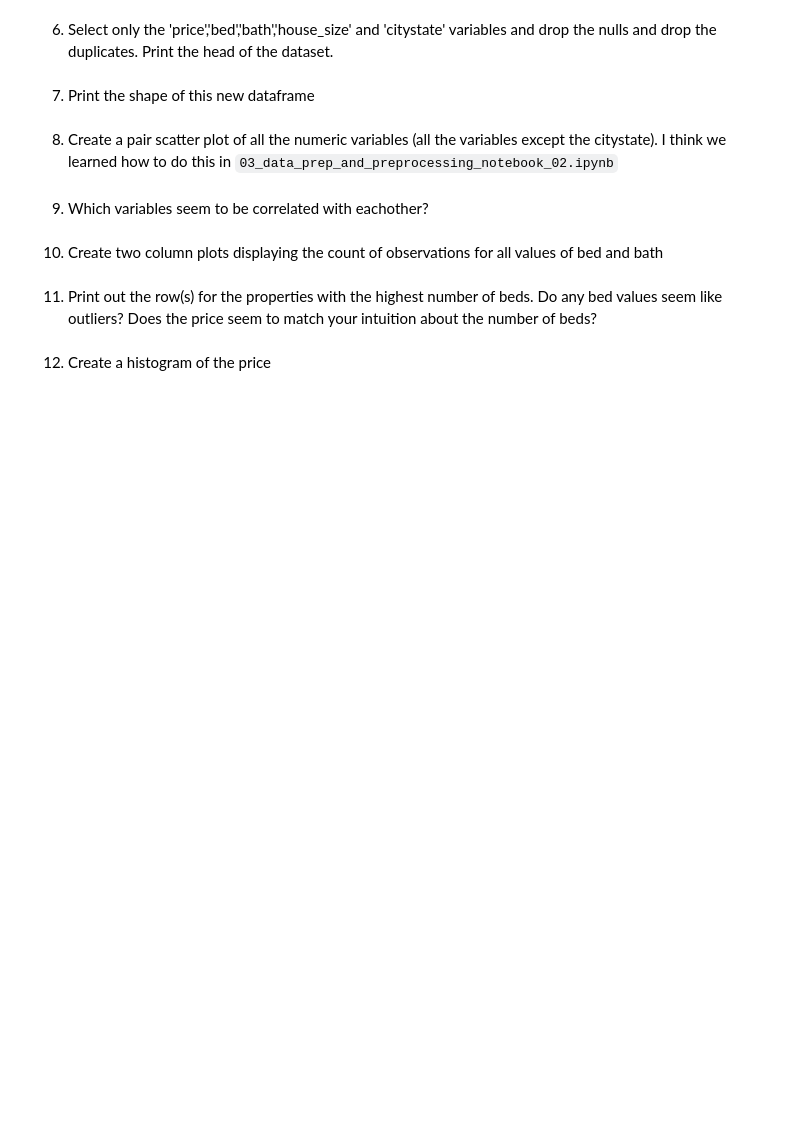
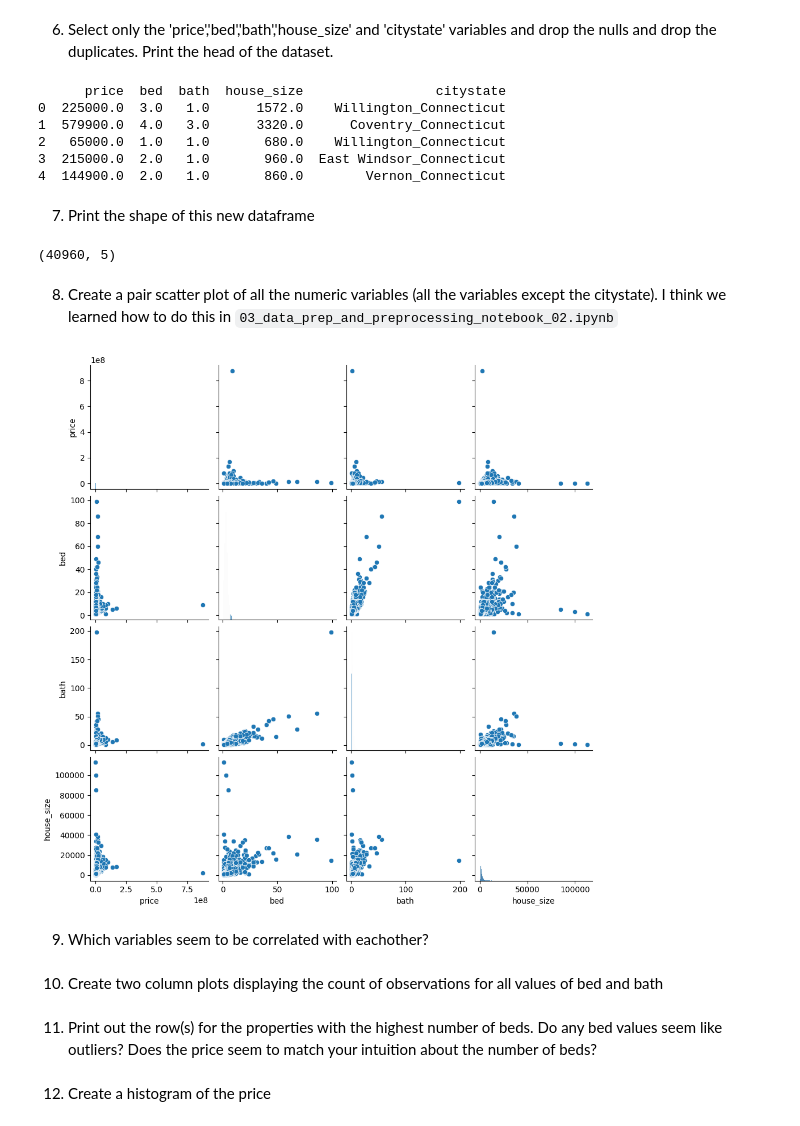
Before and after one commit to diallos-tech/Clarkson_Data_Science, a Jupyter notebook: ML Datasets/Diallo_HW_5.ipynb, the cells around one changed output. Cells and saved outputs as stored; diff of their text form; code cells hidden in the pictures; blank space fills up the shorter version.

```diff
--- a/ML Datasets/Diallo_HW_5.ipynb
+++ b/ML Datasets/Diallo_HW_5.ipynb
@@ -41,0 +36,3 @@ from sklearn.preprocessing import LabelEncoder
+# %%
+data = pd.read_parquet('northeast_realestate.parquet', engine='pyarrow')
+print(data.head())
@@ -50,0 +59,3 @@ print()
+# %%
+data['citystate'] = data['city']+'_'+data['state']
+print(data['citystate'].head())
@@ -66,6 +131,18 @@ print()
+# %%
+dropnull_duplicate = data[['price','bed','bath','house_size','citystate']].dropna().drop_duplicates()
+print(dropnull_duplicate.head())
+# %% [output]
+      price  bed  bath  house_size                 citystate
+0  225000.0  3.0   1.0      1572.0    Willington_Connecticut
+1  579900.0  4.0   3.0      3320.0      Coventry_Connecticut
+2   65000.0  1.0   1.0       680.0    Willington_Connecticut
+3  215000.0  2.0   1.0       960.0  East Windsor_Connecticut
+4  144900.0  2.0   1.0       860.0        Vernon_Connecticut
 # %% [markdown]
 7. Print the shape of this new dataframe
 # %%
-print()
+print(dropnull_duplicate.shape)
+# %% [output]
+(40960, 5)
 # %% [markdown]
 8. Create a pair scatter plot of all the numeric variables (all the variables except the citystate).  I think we learned how to do this in `03_data_prep_and_preprocessing_notebook_02.ipynb`
@@ -74,2 +149,7 @@ plt.show()
+# %%
+sns.pairplot(dropnull_duplicate.drop(columns='citystate'))
+plt.show()
+# %% [output]
+[figure, added]
 # %% [markdown]
 9. Which variables seem to be correlated with eachother?
```
Also changed, not shown: parts of 14 cells of this notebook, 3 other files.
